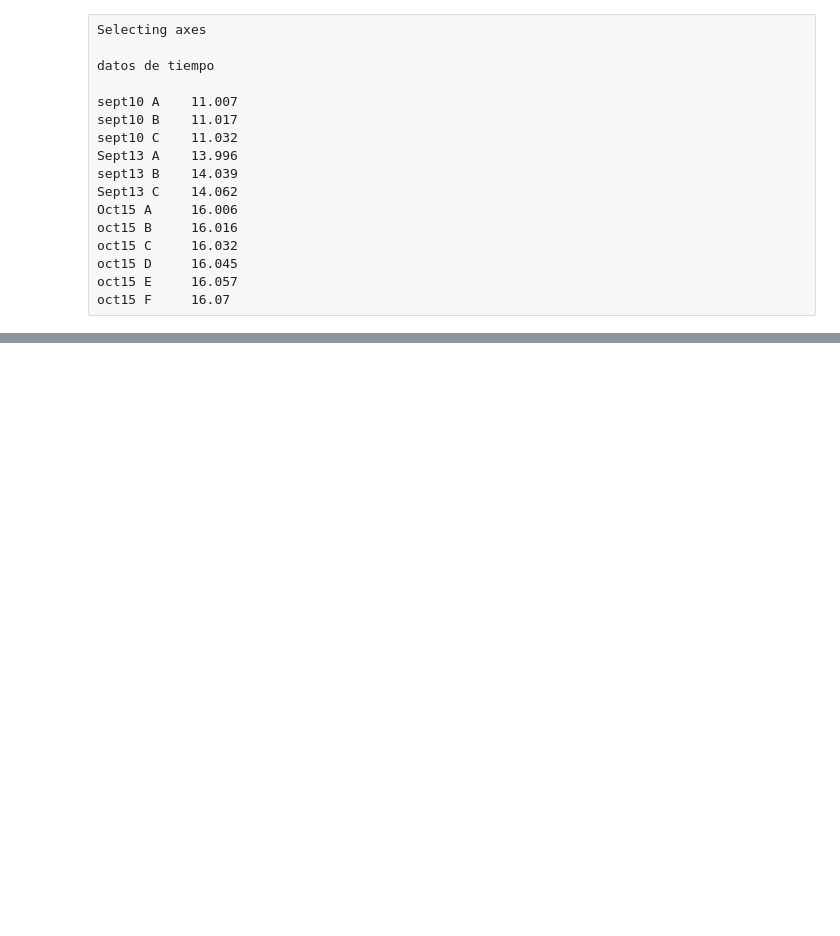
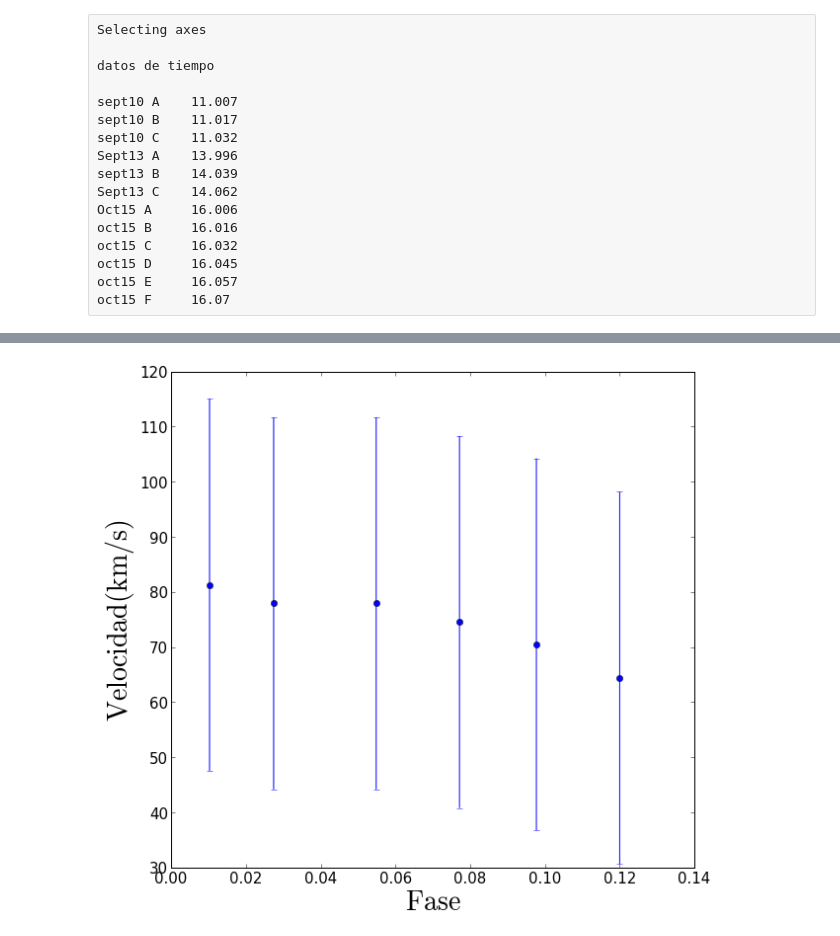
Before and after one commit to jngaravitoc/EpsCra, a Jupyter notebook: Spectra_analysis.ipynb, the cells around one changed output, grey strips where cells are left out. Drawn from its saved outputs; the diff is of its cells as text; code cells hidden in the pictures; blank space fills up the shorter version.

```diff
--- a/Spectra_analysis.ipynb
+++ b/Spectra_analysis.ipynb
@@ -370,7 +373,9 @@ oct15 F     16.07
 # %%
 T_oct15 = np.array([16.006, 16.016, 16.032, 16.045, 16.057, 16.07])
 Periodo = 14
+Hours = (T_oct15 - 16)*24/Periodo
 
-Fase = (T_oct15/Periodo)-1.0
+Fase = (T_oct15/Periodo)
 print Fase
+print Hours
 # %% [output]
@@ -430,11 +439,13 @@ print v1
 # %%
 figure(num=None, figsize=(9.5, 9))
 plt.xlabel('$\mathrm{Fase}$', fontsize=28)
 plt.ylabel('$\mathrm{Velocidad(km/s)}$', fontsize=28)
-plt.errorbar(Fase, V, yerr=33.75, linestyle='.', marker='o')
+plt.errorbar(Hours, V, yerr=33.75, linestyle='.', marker='o')
 plt.ylim()
 plt.tick_params(axis='both', which='major', labelsize=15)
 plt.savefig('velocidadvsfase.png')
+# %% [output]
+[figure, added]
 # %%
 figure(num=None, figsize=(9.5, 9))
 plt.xlabel('$\mathrm{Fase}$', fontsize=28)
```
Also changed, not shown: parts of 7 cells of this notebook.
